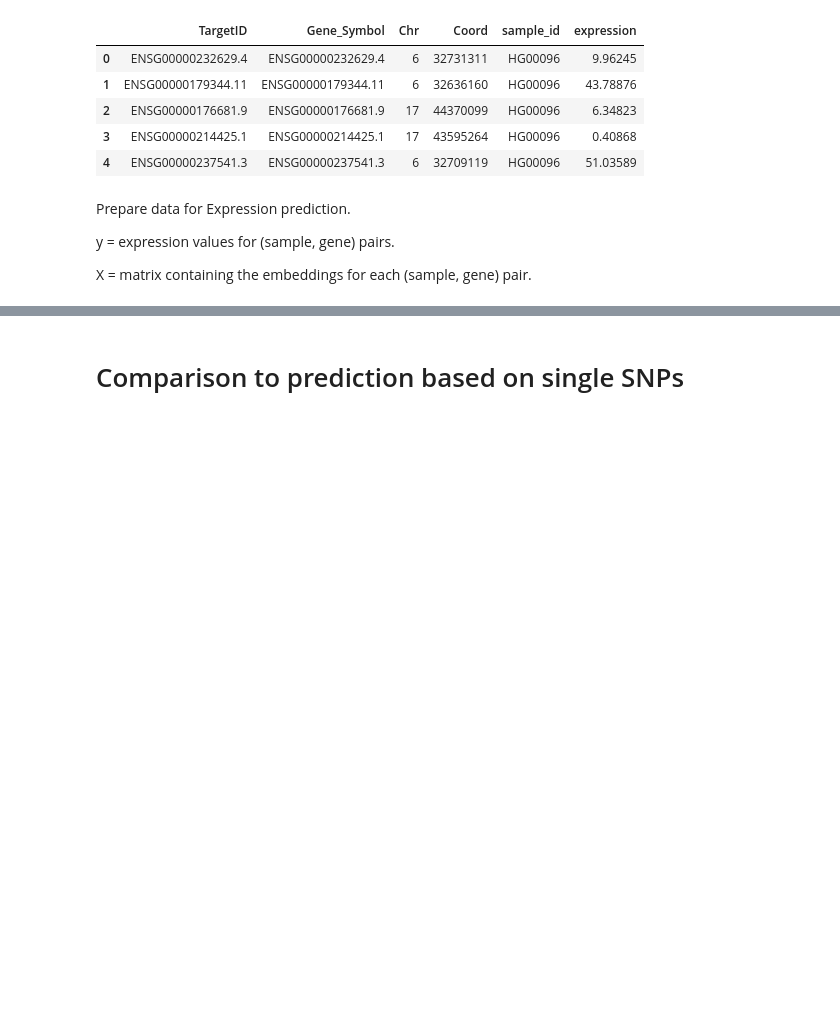
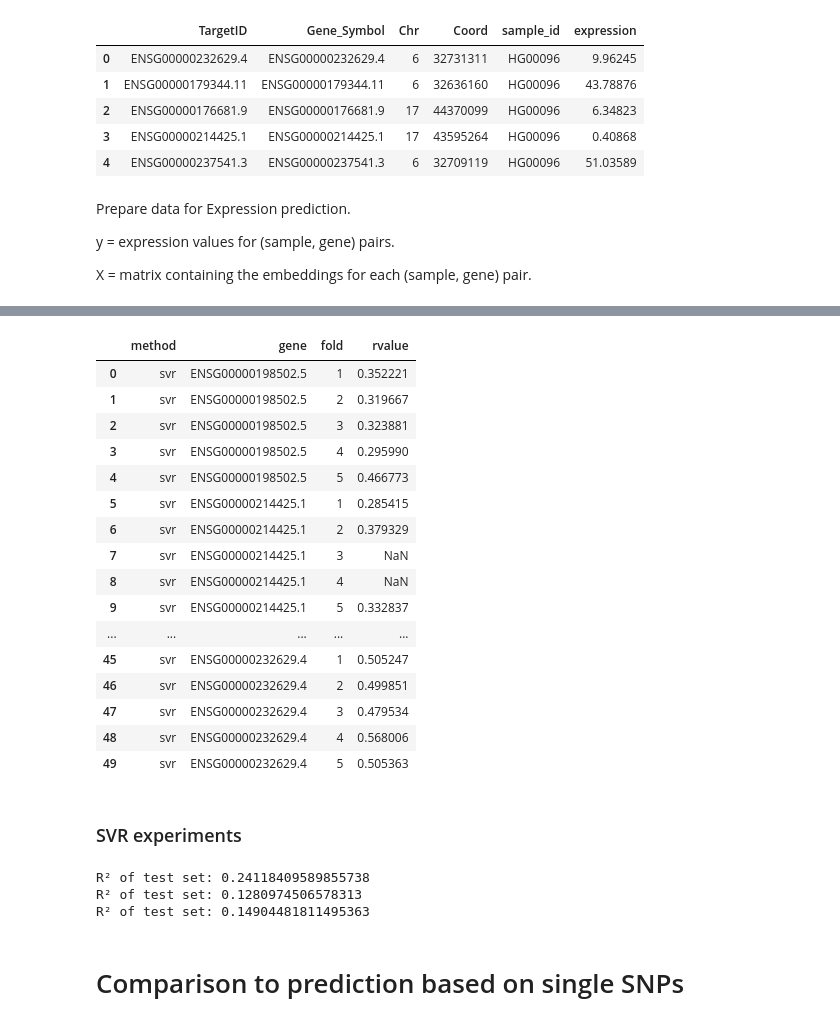
Before and after one commit to SarahOuologuem/lm-eqtl, a Jupyter notebook: expression_prediction.ipynb, the cells around one changed output, grey strips where cells are left out. Drawn from its saved outputs; the diff is of its cells as text; code cells hidden in the pictures; blank space fills up the shorter version.

Commit message:
add k-fold and hyperparameter tuning

```diff
--- a/expression_prediction.ipynb
+++ b/expression_prediction.ipynb
@@ -145,5 +89,0 @@ elasticnet_regression_model = ElasticNet(random_state=53).fit(X_train, y_train)
-# %%
-predicted = elasticnet_regression_model.predict(X_test)
-print(f"R² of test set: {r2_score(y_test, predicted)}")
-print(f"Explained variance score on test set: {explained_variance_score(y_test, predicted)}")
-print(f"R value (Pearson correlation coefficient): {pearsonr(y_test, predicted)[0]}")
@@ -158,5 +89,0 @@ svr = make_pipeline(StandardScaler(), SVR(C=1.0, epsilon=0.2)).fit(X_train, y_tr
-# %%
-predicted = svr.predict(X_test)
-print(f"R² of test set: {r2_score(y_test, predicted)}")
-print(f"Explained variance score on test set: {explained_variance_score(y_test, predicted)}")
-print(f"R value (Pearson correlation coefficient): {pearsonr(y_test, predicted)[0]}")
@@ -166,0 +144,6 @@ R value (Pearson correlation coefficient): 0.49284726089483377
+# %%
+# train a linear model for each gene:
+print(f"Gene\t\t\tMean rvalue over k splits")
+for gene in genes:
+    models, results = train_model(df, gene)
+    print(f"{gene}:\t{np.mean(results)}")
@@ -166,0 +162,62 @@ R value (Pearson correlation coefficient): 0.49284726089483377
+# %%
+# generate results for each method and each gene
+k = 5
+
+m = []
+g = []
+i = []
+r = []
+# all_methods = ["linear", "ridge", "lasso", "elasticnet", "svr"]
+all_methods = ["svr"]
+for method in all_methods:
+    for gene in genes:
+        models, results = train_model(df, gene, method, k=k)
+        m += [method]*k
+        g += [gene]*k
+        i += [x for x in range(1,k+1)]
+        r += results
+result_df = pd.DataFrame({"method": m, "gene": g, "fold": i, "rvalue": r})
+# %%
+result_df
+# %% [output]
+|  | method | gene | fold | rvalue |
+| 0 | svr | ENSG00000198502.5 | 1 | 0.352221 |
+| 1 | svr | ENSG00000198502.5 | 2 | 0.319667 |
+| 2 | svr | ENSG00000198502.5 | 3 | 0.323881 |
+| 3 | svr | ENSG00000198502.5 | 4 | 0.295990 |
+| 4 | svr | ENSG00000198502.5 | 5 | 0.466773 |
+| 5 | svr | ENSG00000214425.1 | 1 | 0.285415 |
+| 6 | svr | ENSG00000214425.1 | 2 | 0.379329 |
+| 7 | svr | ENSG00000214425.1 | 3 | NaN |
+| 8 | svr | ENSG00000214425.1 | 4 | NaN |
+| 9 | svr | ENSG00000214425.1 | 5 | 0.332837 |
+| ... | ... | ... | ... | ... |
+| 45 | svr | ENSG00000232629.4 | 1 | 0.505247 |
+| 46 | svr | ENSG00000232629.4 | 2 | 0.499851 |
+| 47 | svr | ENSG00000232629.4 | 3 | 0.479534 |
+| 48 | svr | ENSG00000232629.4 | 4 | 0.568006 |
+| 49 | svr | ENSG00000232629.4 | 5 | 0.505363 |
+# %% [markdown]
+### SVR experiments
+# %%
+gene = genes[0]
+y = df[df.gene_id==gene].expression.values
+X = np.stack(df[df.gene_id==gene].embedding.values)
+X_train, X_test, y_train, y_test = train_test_split(X, y, test_size=0.1, random_state=42)
+
+param_dist = {"C": stats.expon(scale=100),
+              "epsilon": stats.expon(scale=10),
+              "gamma": stats.expon(scale=.1)}
+
+# run randomized search
+n_iter_search = 25
+for kernel in ["rbf", "poly", "sigmoid"]:
+    random_search = RandomizedSearchCV(SVR(kernel=kernel), param_distributions=param_dist, n_iter=n_iter_search)
+    random_search.fit(X_train, y_train)
+
+    predicted = random_search.predict(X_test)
+    print(f"R² of test set: {r2_score(y_test, predicted)}")
+# %% [output]
+R² of test set: 0.24118409589855738
+R² of test set: 0.1280974506578313
+R² of test set: 0.14904481811495363
```
Also changed, not shown: parts of 28 cells of this notebook, 1 other file.
